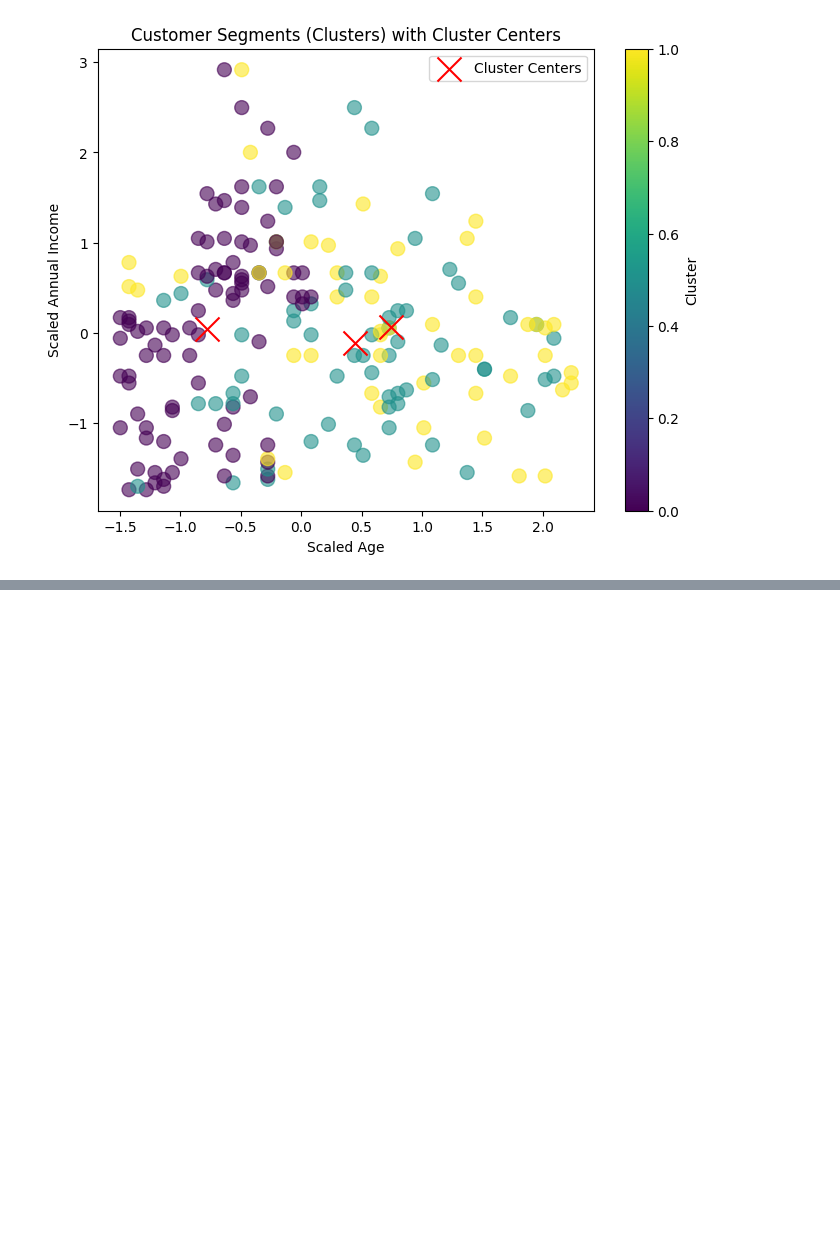
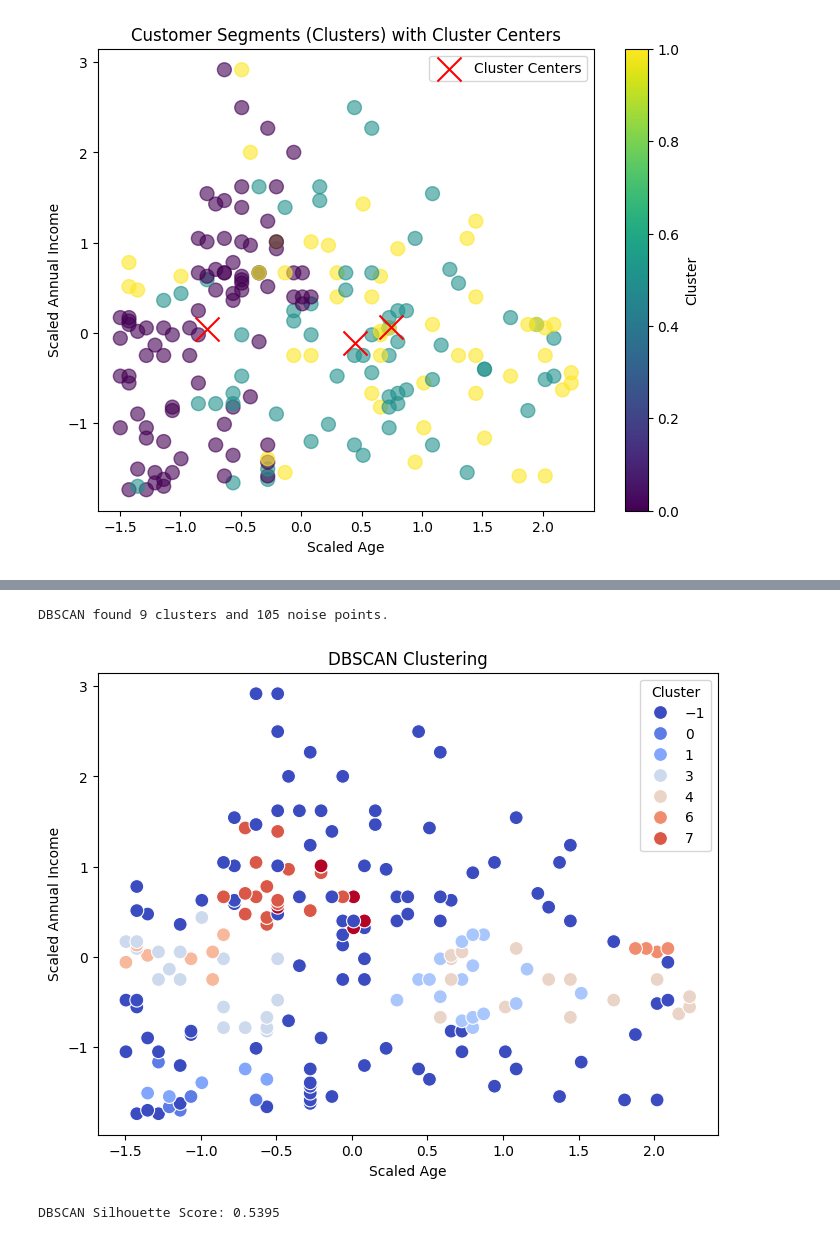
Before and after one commit to 43pratik/ML_lab, a Jupyter notebook: Prac_5.ipynb, the cells around one changed output, grey strips where cells are left out. Drawn from its saved outputs; the diff is of its cells as text; code cells hidden in the pictures; blank space fills up the shorter version.

```diff
--- a/Prac_5.ipynb
+++ b/Prac_5.ipynb
@@ -105,0 +177,32 @@ plt.show()
+# %%
+### DBSCAN Clustering ###
+# Apply DBSCAN
+dbscan = DBSCAN(eps=0.5, min_samples=5)  # Adjust eps and min_samples if needed
+df['DBSCAN_Cluster'] = dbscan.fit_predict(df_scaled)
+
+# Count unique clusters (including noise)
+unique_clusters = np.unique(df['DBSCAN_Cluster'])
+print(f"DBSCAN found {len(unique_clusters) - 1} clusters and {sum(df['DBSCAN_Cluster'] == -1)} noise points.")
+
+# DBSCAN Clustering visualization
+plt.figure(figsize=(8,6))
+sns.scatterplot(x=df_scaled.iloc[:, 0], y=df_scaled.iloc[:, 1], hue=df['DBSCAN_Cluster'], palette='coolwarm', s=100)
+plt.title('DBSCAN Clustering')
+plt.xlabel('Scaled Age')
+plt.ylabel('Scaled Annual Income')
+plt.legend(title="Cluster")
+plt.show()
+# %% [output]
+DBSCAN found 9 clusters and 105 noise points.
+[figure, added]
+# %%
+# Compute DBSCAN Silhouette Score (excluding noise points)
+valid_clusters = df['DBSCAN_Cluster'] != -1
+if valid_clusters.sum() > 1:  # Avoid errors if only noise points exist
+    dbscan_silhouette = silhouette_score(df_scaled[valid_clusters], df['DBSCAN_Cluster'][valid_clusters])
+    print(f"DBSCAN Silhouette Score: {dbscan_silhouette:.4f}")
+else:
+    dbscan_silhouette = None
+    print("DBSCAN Silhouette Score: Not applicable due to excessive noise.")
+# %% [output]
+DBSCAN Silhouette Score: 0.5395
```
Also changed, not shown: parts of 4 cells of this notebook.
